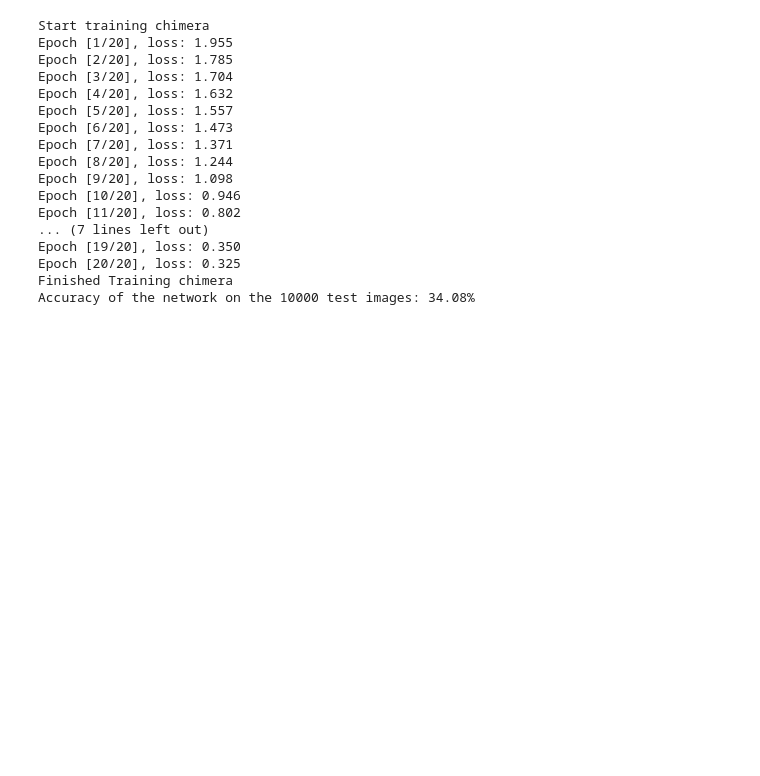
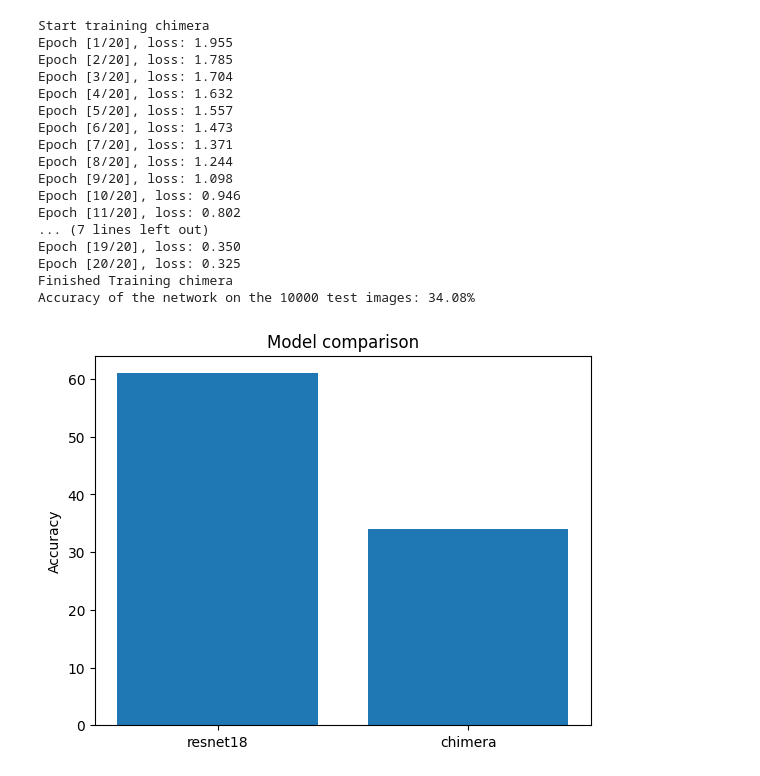
Before and after one commit to hibana2077/segment_moe_cnn, a Jupyter notebook: src/main.ipynb, the cells around one changed output. Saved outputs shown, nothing was run; the diff lists cells and outputs as text; code cells hidden in the pictures; blank space fills up the shorter version.

```diff
--- a/src/main.ipynb
+++ b/src/main.ipynb
@@ -343,0 +354,13 @@ data = {
+# %%
+data = {
+    "resnet18": 60.98,
+    "chimera": 34.08
+}
+import matplotlib.pyplot as plt
+
+plt.bar(data.keys(), data.values())
+plt.ylabel('Accuracy')
+plt.title('Model comparison')
+plt.savefig('model_comparison.png')
+# %% [output]
+[figure, added]
```
Also changed, not shown: parts of 3 cells of this notebook.
